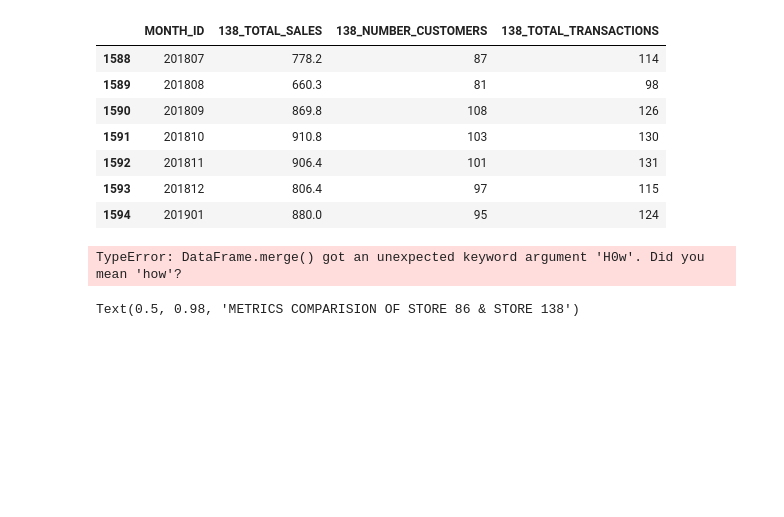
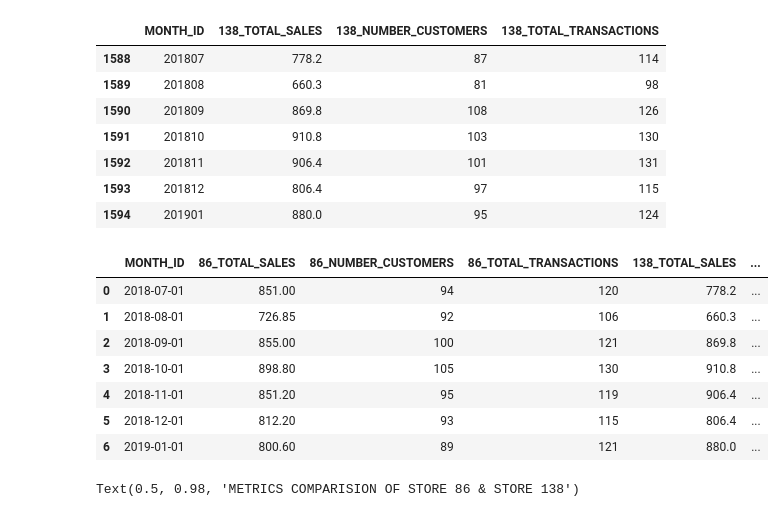
Before and after one commit to Mridul-dhungana/Quantium-Data-Analytics, a Jupyter notebook: Trial and Control stores.ipynb, the cells around one changed output. Saved outputs shown, nothing was run; the diff lists cells and outputs as text; code cells hidden in the pictures; blank space fills up the shorter version.

```diff
--- a/Trial and Control stores.ipynb
+++ b/Trial and Control stores.ipynb
@@ -897,11 +916,18 @@ store_138
 | 1593 | 201812 | 806.4 | 97 | 115 |
 | 1594 | 201901 | 880.0 | 95 | 124 |
 # %%
-store_86_138=store_86.merge(store_138,on='MONTH_ID',H0w='inner')
+store_86_138=store_86.merge(store_138,on='MONTH_ID',how='inner')
 store_86_138['MONTH_ID']=pd.to_datetime(store_86_138['MONTH_ID'],format='%Y%m')
 store_86_138
 # %% [output]
-TypeError: DataFrame.merge() got an unexpected keyword argument 'H0w'. Did you mean 'how'?
+|  | MONTH_ID | 86_TOTAL_SALES | 86_NUMBER_CUSTOMERS | 86_TOTAL_TRANSACTIONS | 138_TOTAL_SALES | ... |
+| 0 | 2018-07-01 | 851.00 | 94 | 120 | 778.2 | ... |
+| 1 | 2018-08-01 | 726.85 | 92 | 106 | 660.3 | ... |
+| 2 | 2018-09-01 | 855.00 | 100 | 121 | 869.8 | ... |
+| 3 | 2018-10-01 | 898.80 | 105 | 130 | 910.8 | ... |
+| 4 | 2018-11-01 | 851.20 | 95 | 119 | 906.4 | ... |
+| 5 | 2018-12-01 | 812.20 | 93 | 115 | 806.4 | ... |
+| 6 | 2019-01-01 | 800.60 | 89 | 121 | 880.0 | ... |
 # %%
 fig, axes=plt.subplots(2,2,figsize=(20,12))
 ax=axes.flatten()
```
Also changed, not shown: parts of 2 cells of this notebook.
